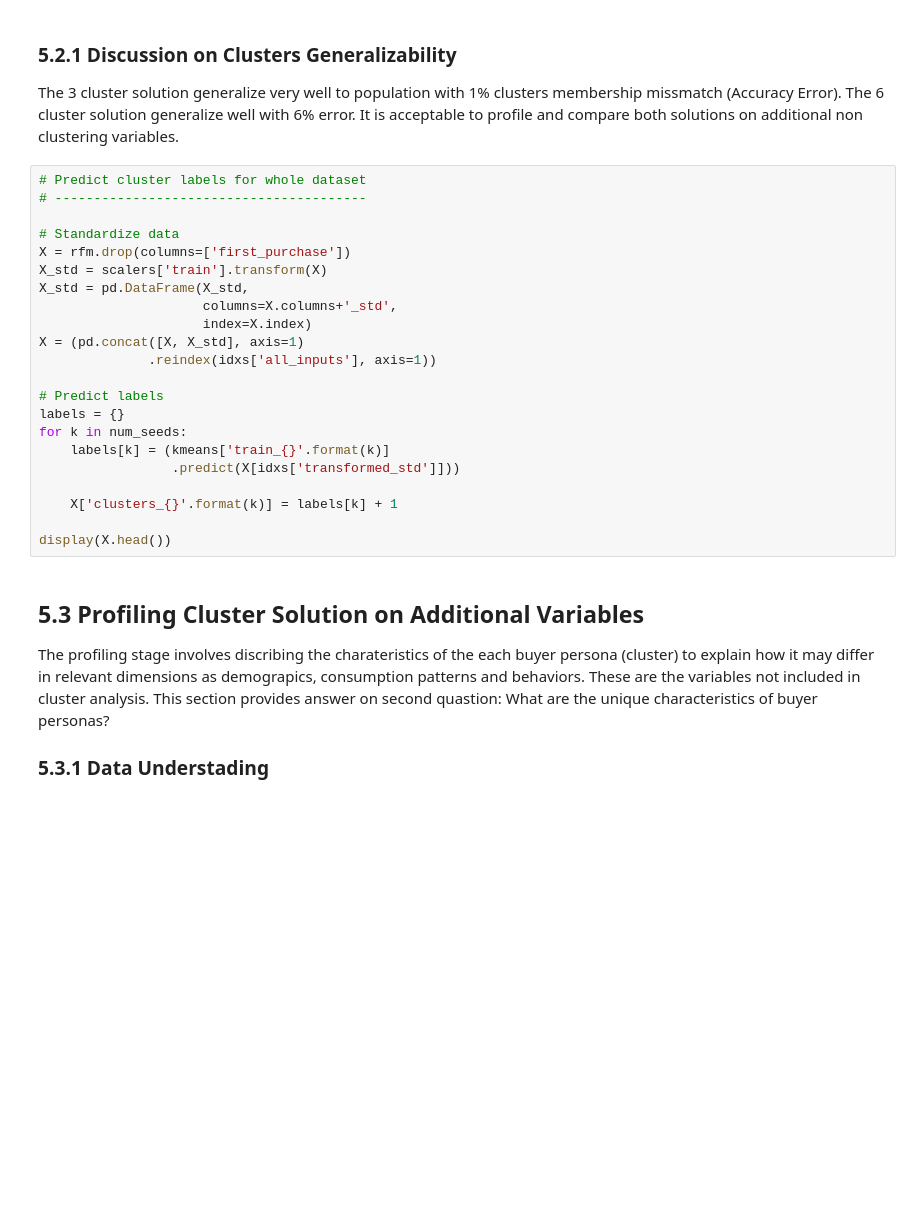
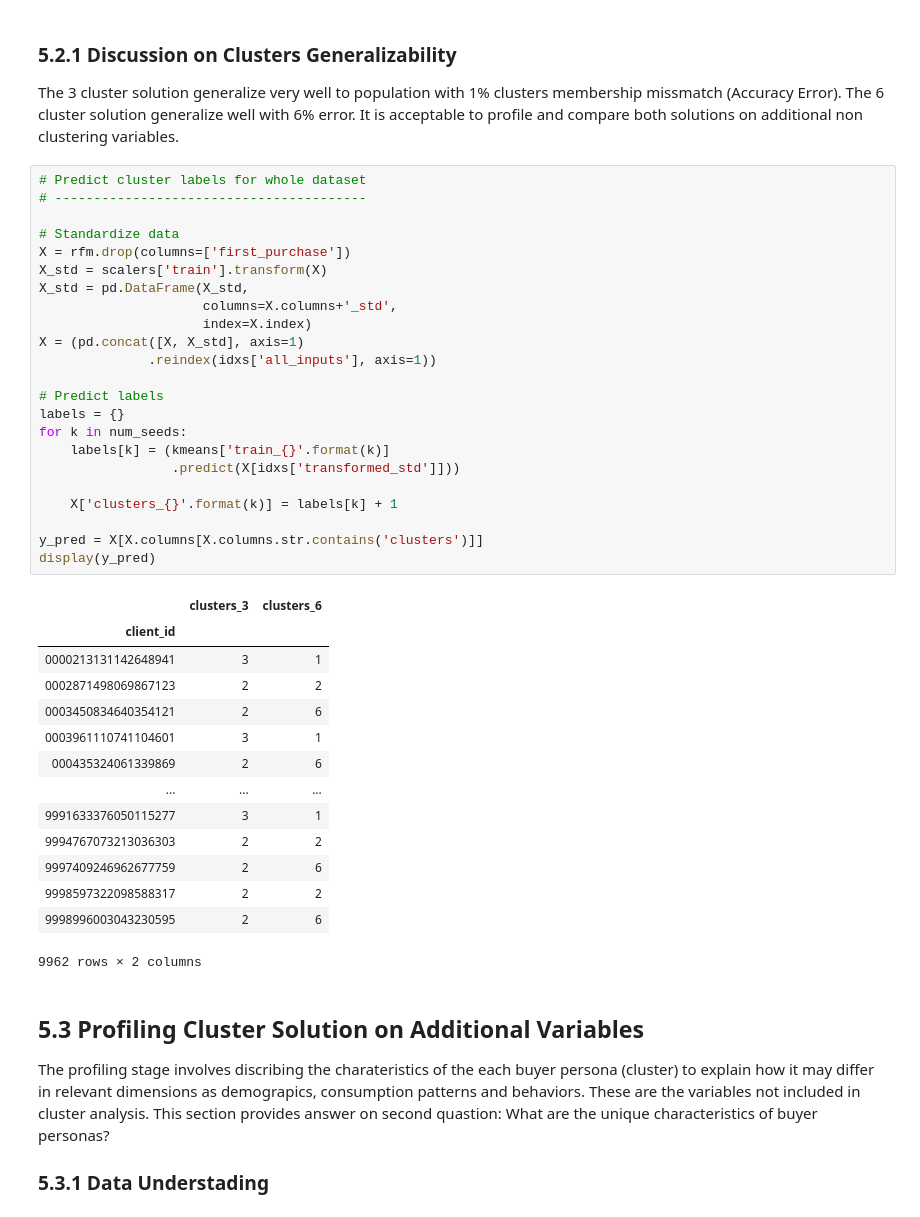
Before and after one commit to alfredsasko/Customer-Journey-Analytics, a Jupyter notebook: customer-journey-analytics.ipynb, the cells around one changed output. Saved outputs shown, nothing was run; the diff lists cells and outputs as text; blank space fills up the shorter version.

```diff
--- a/customer-journey-analytics.ipynb
+++ b/customer-journey-analytics.ipynb
@@ -812,25 +1200,41 @@ The 3 cluster solution generalize very well to population with 1% clusters membe
 # %%
 # Predict cluster labels for whole dataset
 # ----------------------------------------
 
 # Standardize data
 X = rfm.drop(columns=['first_purchase'])
 X_std = scalers['train'].transform(X)
 X_std = pd.DataFrame(X_std,
                      columns=X.columns+'_std',
                      index=X.index)
 X = (pd.concat([X, X_std], axis=1)
               .reindex(idxs['all_inputs'], axis=1))
 
 # Predict labels
 labels = {}
 for k in num_seeds:
     labels[k] = (kmeans['train_{}'.format(k)]
                  .predict(X[idxs['transformed_std']]))
 
     X['clusters_{}'.format(k)] = labels[k] + 1
 
-display(X.head())
+y_pred = X[X.columns[X.columns.str.contains('clusters')]]
+display(y_pred)
+# %% [output]
+|  | clusters_3 | clusters_6 |
+| client_id |  |  |
+| 0000213131142648941 | 3 | 1 |
+| 0002871498069867123 | 2 | 2 |
+| 0003450834640354121 | 2 | 6 |
+| 0003961110741104601 | 3 | 1 |
+| 000435324061339869 | 2 | 6 |
+| ... | ... | ... |
+| 9991633376050115277 | 3 | 1 |
+| 9994767073213036303 | 2 | 2 |
+| 9997409246962677759 | 2 | 6 |
+| 9998597322098588317 | 2 | 2 |
+| 9998996003043230595 | 2 | 6 |
+9962 rows × 2 columns
 # %% [markdown]
 ## 5.3 Profiling Cluster Solution on Additional Variables
 The profiling stage involves discribing the charateristics of the each buyer persona (cluster) to explain how it may differ in relevant dimensions as demograpics, consumption patterns and behaviors. These are the variables not included in cluster analysis. This section provides answer on second quastion: What are the unique characteristics of buyer personas?
```
Also changed, not shown: parts of 40 cells of this notebook, 4 other files.
